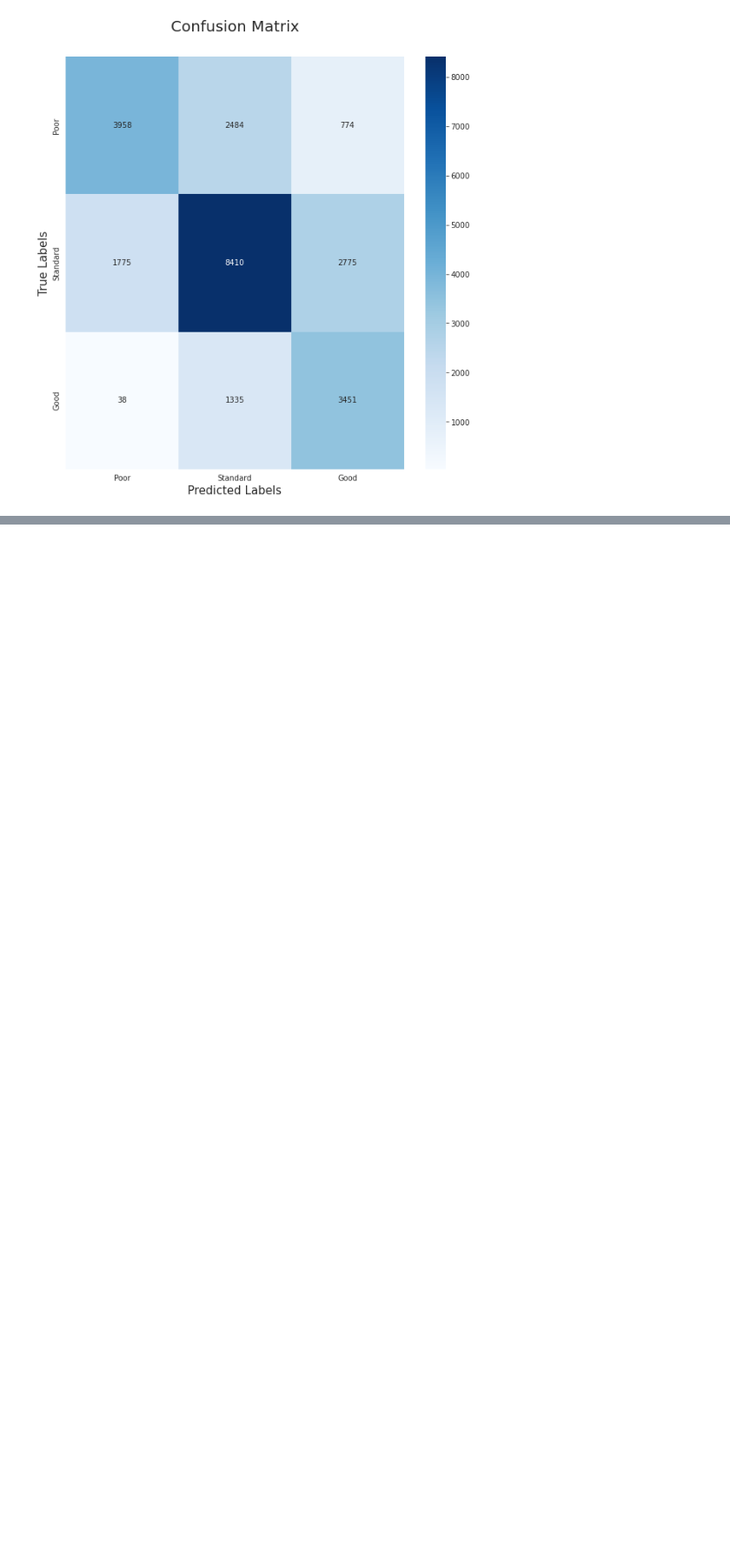
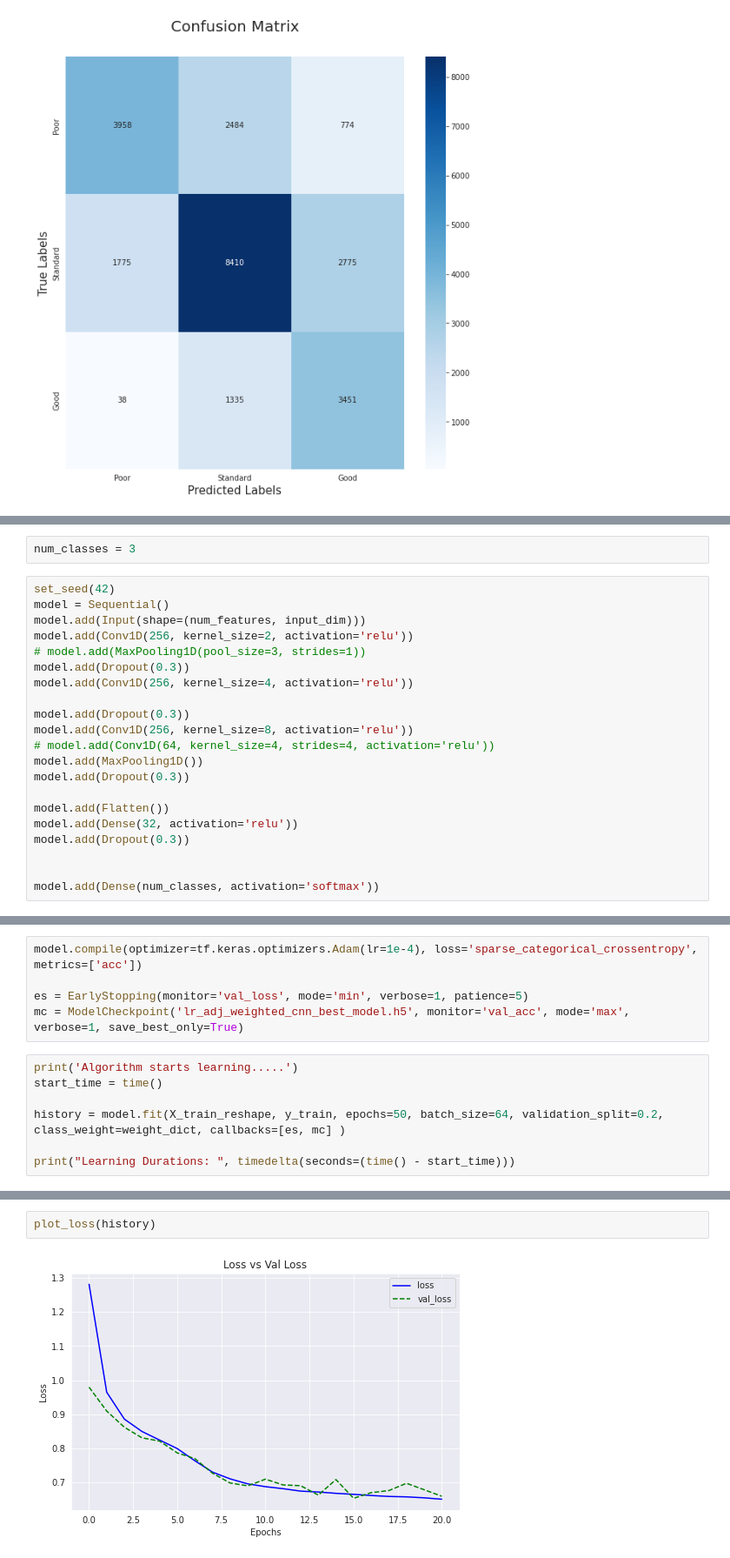
Before and after one commit to Rphabet/Imbalanced, a Jupyter notebook: CreditScore/cost_sensitive_modelling_v0.ipynb, the cells around one changed output, grey strips where cells are left out. Shown at 87% size. Saved outputs shown, nothing was run; the diff lists cells and outputs as text; blank space fills up the shorter version.

```diff
--- a/CreditScore/cost_sensitive_modelling_v0.ipynb
+++ b/CreditScore/cost_sensitive_modelling_v0.ipynb
@@ -701,0 +837,23 @@ weighted avg     0.6496    0.6328    0.6347     25000
+# %%
+num_classes = 3
+# %%
+set_seed(42)
+model = Sequential()
+model.add(Input(shape=(num_features, input_dim)))
+model.add(Conv1D(256, kernel_size=2, activation='relu'))
+# model.add(MaxPooling1D(pool_size=3, strides=1))
+model.add(Dropout(0.3))
+model.add(Conv1D(256, kernel_size=4, activation='relu'))
+
+model.add(Dropout(0.3))
+model.add(Conv1D(256, kernel_size=8, activation='relu'))
+# model.add(Conv1D(64, kernel_size=4, strides=4, activation='relu'))
+model.add(MaxPooling1D())
+model.add(Dropout(0.3))
+
+model.add(Flatten())
+model.add(Dense(32, activation='relu'))
+model.add(Dropout(0.3))
+
+
+model.add(Dense(num_classes, activation='softmax'))
@@ -701,0 +882,12 @@ weighted avg     0.6496    0.6328    0.6347     25000
+# %%
+model.compile(optimizer=tf.keras.optimizers.Adam(lr=1e-4), loss='sparse_categorical_crossentropy', metrics=['acc'])
+
+es = EarlyStopping(monitor='val_loss', mode='min', verbose=1, patience=5)
+mc = ModelCheckpoint('lr_adj_weighted_cnn_best_model.h5', monitor='val_acc', mode='max', verbose=1, save_best_only=True)
+# %%
+print('Algorithm starts learning.....')
+start_time = time()
+
+history = model.fit(X_train_reshape, y_train, epochs=50, batch_size=64, validation_split=0.2, class_weight=weight_dict, callbacks=[es, mc] )
+
+print("Learning Durations: ", timedelta(seconds=(time() - start_time)))
@@ -701,0 +916,4 @@ weighted avg     0.6496    0.6328    0.6347     25000
+# %%
+plot_loss(history)
+# %% [output]
+[figure, added]
```
Also changed, not shown: parts of 21 cells of this notebook, 2 other files.
